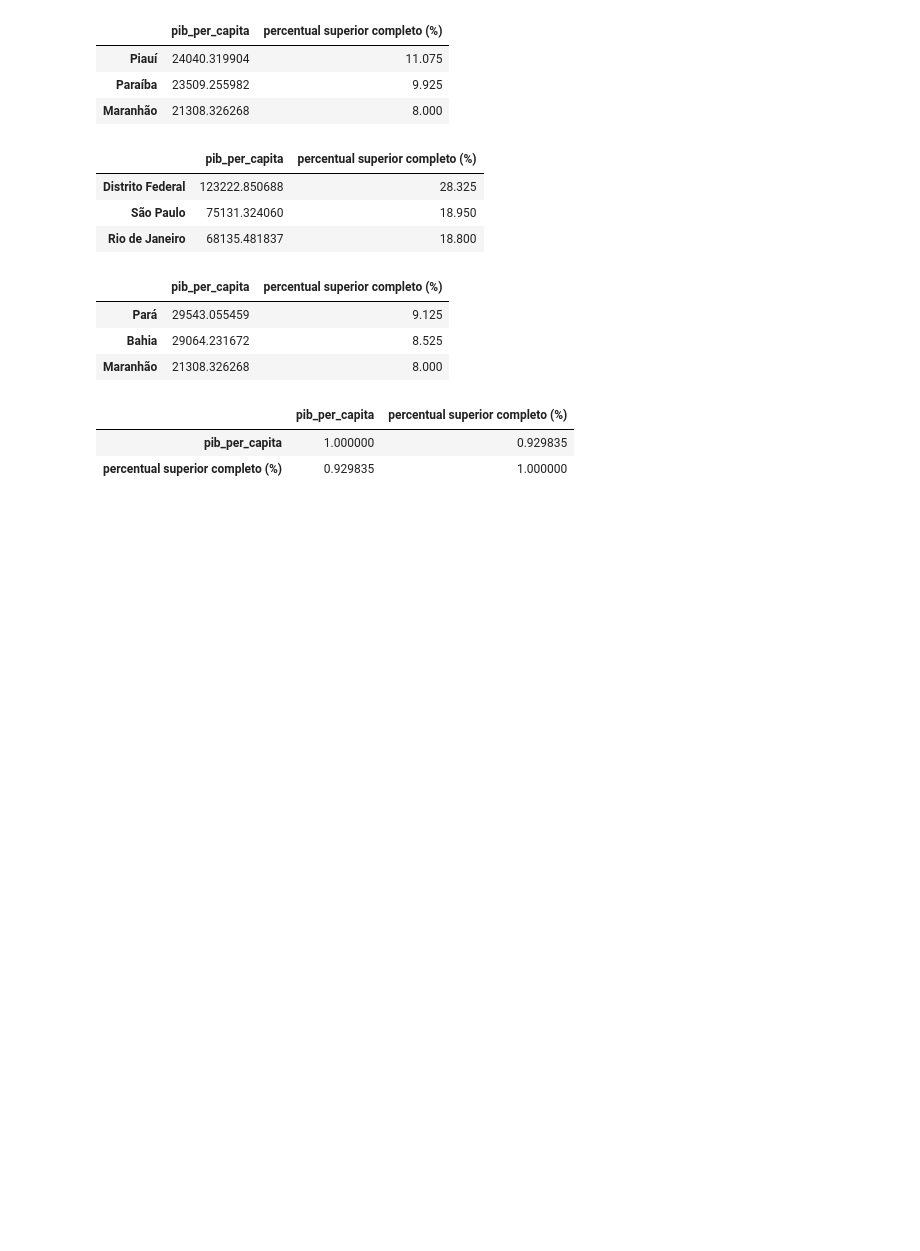
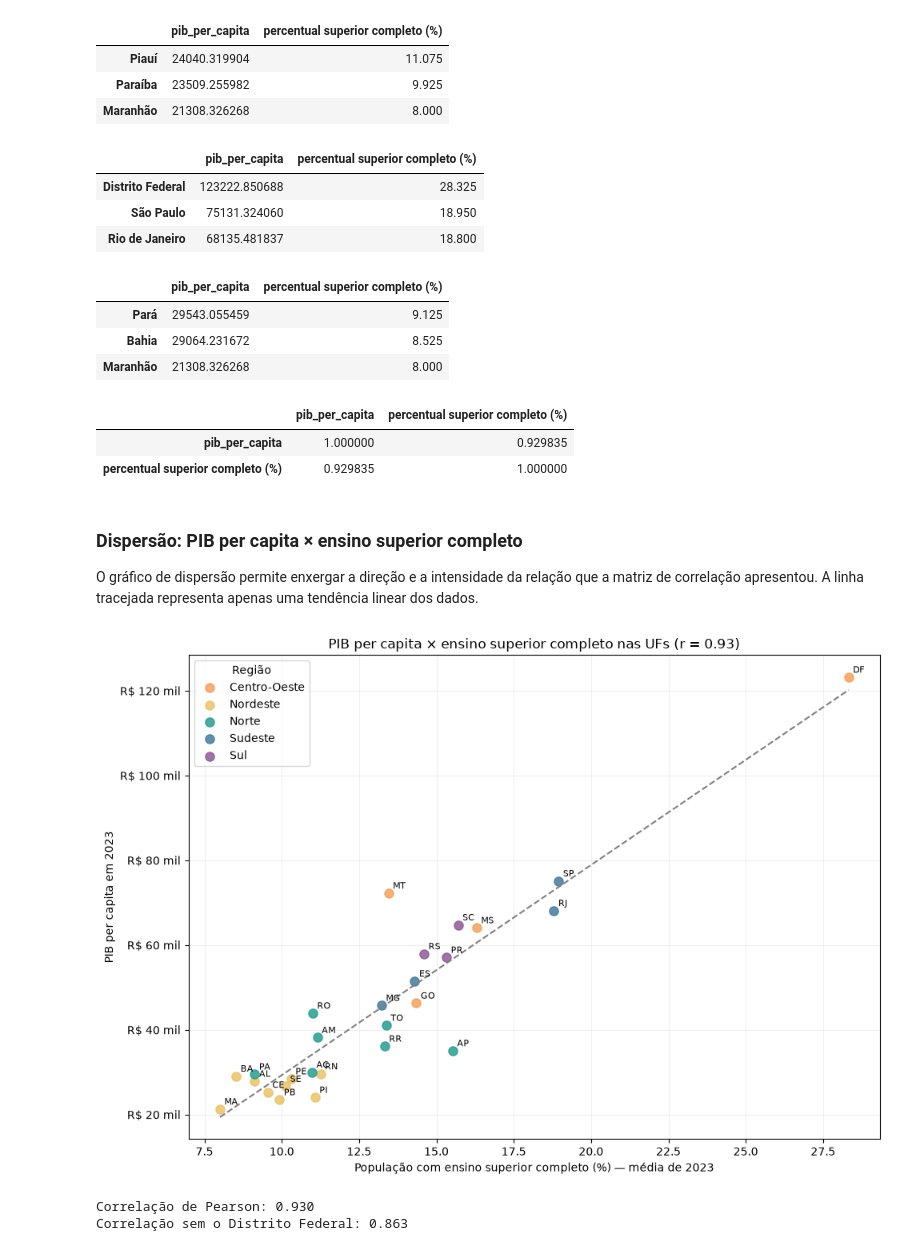
Before and after one commit to LiviaP24/mineracao-de-dados, a Jupyter notebook: trabalho.ipynb, the cells around one changed output. Cells and saved outputs as stored; diff of their text form; code cells hidden in the pictures; blank space fills up the shorter version.

Commit message:
visualizações e análise

```diff
--- a/trabalho.ipynb
+++ b/trabalho.ipynb
@@ -325,3 +380,67 @@ display(correlacao)
 |  | pib_per_capita | percentual superior completo (%) |
 | pib_per_capita | 1.000000 | 0.929835 |
 | percentual superior completo (%) | 0.929835 | 1.000000 |
+# %% [markdown]
+### Dispersão: PIB per capita × ensino superior completo
+
+O gráfico de dispersão permite enxergar a direção e a intensidade da relação que a matriz de correlação apresentou. A linha tracejada representa apenas uma tendência linear dos dados.
+# %%
+from matplotlib.ticker import FuncFormatter
+
+cores_regiao = {
+    'Norte': '#2a9d8f',
+    'Nordeste': '#e9c46a',
+    'Centro-Oeste': '#f4a261',
+    'Sudeste': '#457b9d',
+    'Sul': '#8d5a97'
+}
+
+x = df_analise['percentual superior completo (%)']
+y = df_analise['pib_per_capita']
+correlacao_pearson = x.corr(y)
+correlacao_sem_df = (
+    df_analise.drop(index='Distrito Federal')['percentual superior completo (%)']
+    .corr(df_analise.drop(index='Distrito Federal')['pib_per_capita'])
+)
+
+fig, ax = plt.subplots(figsize=(10, 7))
+
+for regiao, grupo in df_analise.groupby('regiao'):
+    ax.scatter(
+        grupo['percentual superior completo (%)'],
+        grupo['pib_per_capita'],
+        s=65,
+        alpha=0.85,
+        color=cores_regiao[regiao],
+        label=regiao
+    )
+
+coeficientes = np.polyfit(x, y, 1)
+x_tendencia = np.linspace(x.min(), x.max(), 100)
+ax.plot(x_tendencia, np.polyval(coeficientes, x_tendencia), '--', color='gray', linewidth=1.5)
+
+for uf, linha in df_analise.iterrows():
+    ax.annotate(
+        linha['sigla'],
+        (linha['percentual superior completo (%)'], linha['pib_per_capita']),
+        xytext=(4, 4),
+        textcoords='offset points',
+        fontsize=8
+    )
+
+ax.set_title(f'PIB per capita × ensino superior completo nas UFs (r = {correlacao_pearson:.2f})')
+ax.set_xlabel('População com ensino superior completo (%) — média de 2023')
+ax.set_ylabel('PIB per capita em 2023')
+ax.yaxis.set_major_formatter(FuncFormatter(lambda valor, _: f'R$ {valor / 1000:.0f} mil'))
+ax.grid(alpha=0.2)
+ax.legend(title='Região')
+
+plt.tight_layout()
+plt.show()
+
+print(f'Correlação de Pearson: {correlacao_pearson:.3f}')
+print(f'Correlação sem o Distrito Federal: {correlacao_sem_df:.3f}')
+# %% [output]
+[figure, added]
+Correlação de Pearson: 0.930
+Correlação sem o Distrito Federal: 0.863
```
Also changed, not shown: parts of 25 cells of this notebook, 2 other files.
